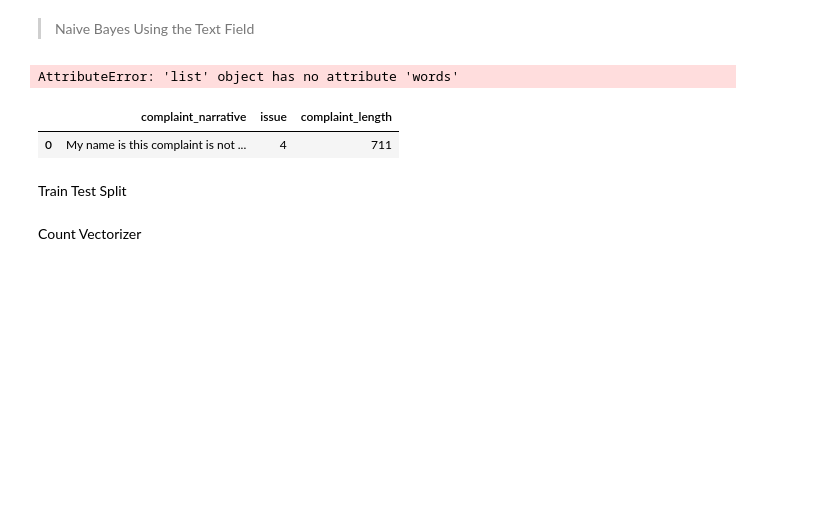
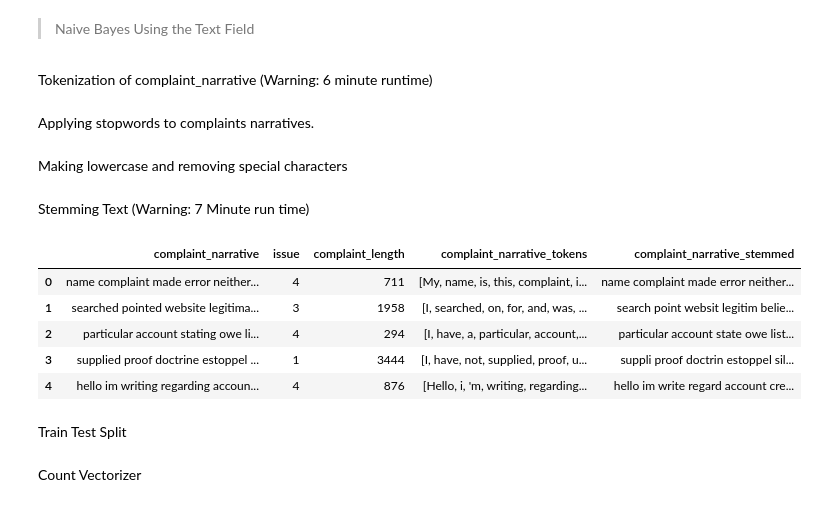
Before and after one commit to nss-data-science-cohort-6/cfpb_text_classification-gambinos, a Jupyter notebook: notebooks/claytorish_eda.ipynb, the cells around one changed output. Saved outputs shown, nothing was run; the diff lists cells and outputs as text; code cells hidden in the pictures; blank space fills up the shorter version.

Commit message:
Cleaned, tokenized, and stemmed.

```diff
--- a/notebooks/claytorish_eda.ipynb
+++ b/notebooks/claytorish_eda.ipynb
@@ -107,18 +119,44 @@ complaints['issue'] = complaints['issue'].replace(issue_mapping)
 # %% [markdown]
 > Naive Bayes Using the Text Field
+# %% [markdown]
+Tokenization of complaint_narrative (Warning: 6 minute runtime)
+# %%
+# Tokenizing text (Careful! 6 min run time)
+complaints['complaint_narrative_tokens'] = list(tqdm(complaints['complaint_narrative'].apply(nltk.word_tokenize), desc="Tokenizing"))
+# %% [markdown]
+Applying stopwords to complaints narratives.
 # %%
 # define stopwords
-stop_words = stopwords.words('english') + list(string.punctuation)
+stop_words = stop_words = set(stopwords.words('english'))
 
 # apply stopword removal to the 'complaint_narrative' column
-complaints['complaint_narrative'] = complaints['complaint_narrative'].apply(lambda x: ' '.join([word for word in x.split() if word.lower() not in stopwords]))
+complaints['complaint_narrative'] = complaints['complaint_narrative'].apply(lambda x: ' '.join([word for word in x.split() if word.lower() not in stop_words]))
-# %% [output]
-AttributeError: 'list' object has no attribute 'words'
-# %%
-complaints.head(n=1)
-# %% [output]
-|  | complaint_narrative | issue | complaint_length |
-| 0 | My name is this complaint is not ... | 4 | 711 |
+# %% [markdown]
+Making lowercase and removing special characters
+# %%
+# Lowercasing text
+complaints['complaint_narrative'] = complaints['complaint_narrative'].apply(lambda x: x.lower())
+
+# Removing punctuation and special characters
+translator = str.maketrans('', '', string.punctuation)
+complaints['complaint_narrative'] = complaints['complaint_narrative'].apply(lambda x: x.translate(translator))
+# %% [markdown]
+Stemming Text (Warning: 7 Minute run time)
+# %%
+# Instantiate PorterStemmer
+stemmer = PorterStemmer()
+
+# Apply PorterStemmer to cleaned 'complaint_narrative' column.
+complaints['complaint_narrative_stemmed'] = complaints['complaint_narrative'].apply(lambda x: ' '.join([stemmer.stem(word) for word in x.split()]))
+
+complaints.head()
+# %% [output]
+|  | complaint_narrative | issue | complaint_length | complaint_narrative_tokens | complaint_narrative_stemmed |
+| 0 | name complaint made error neither... | 4 | 711 | [My, name, is, this, complaint, i... | name complaint made error neither... |
+| 1 | searched pointed website legitima... | 3 | 1958 | [I, searched, on, for, and, was, ... | search point websit legitim belie... |
+| 2 | particular account stating owe li... | 4 | 294 | [I, have, a, particular, account,... | particular account state owe list... |
+| 3 | supplied proof doctrine estoppel ... | 1 | 3444 | [I, have, not, supplied, proof, u... | suppli proof doctrin estoppel sil... |
+| 4 | hello im writing regarding accoun... | 4 | 876 | [Hello, i, 'm, writing, regarding... | hello im write regard account cre... |
 # %% [markdown]
 Train Test Split
 # %%
```
Also changed, not shown: parts of 3 cells of this notebook.
